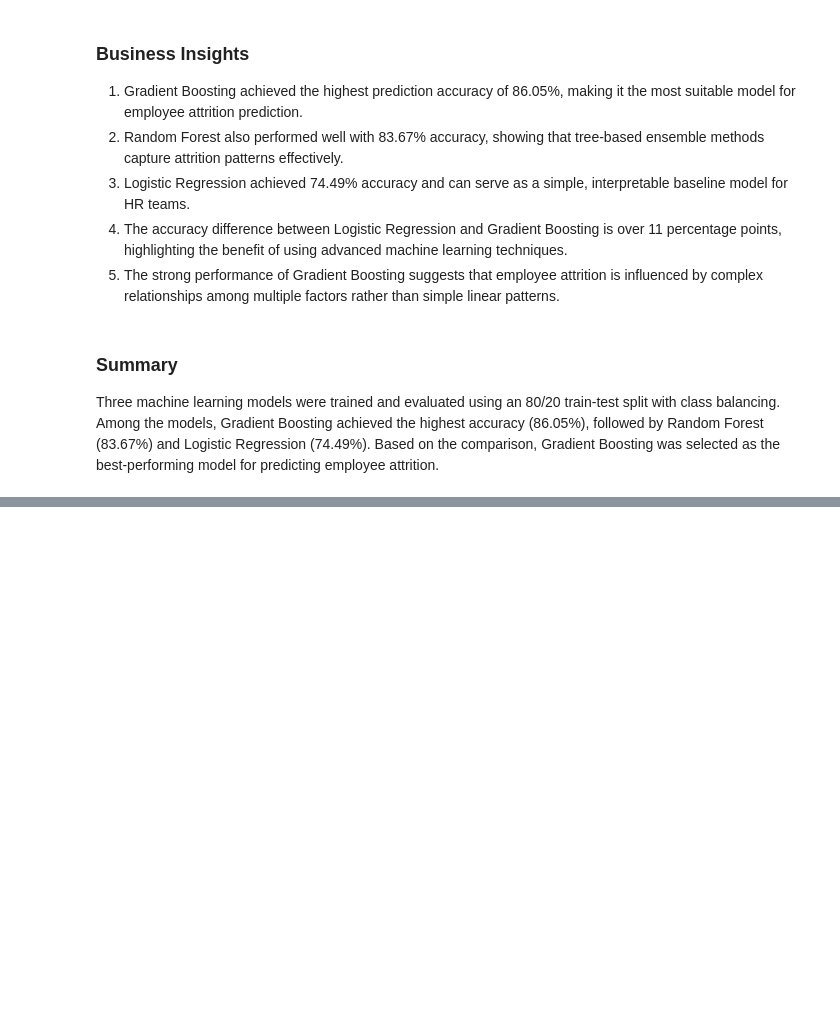
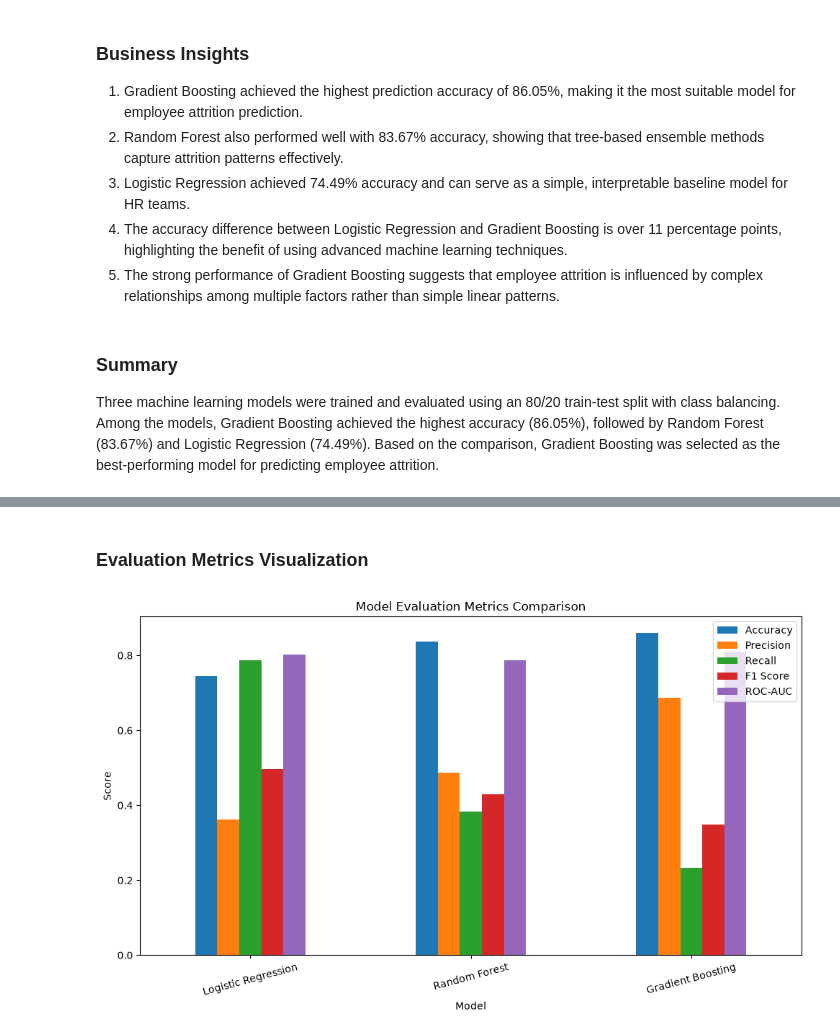
Before and after one commit to karun-16/EmployeeAttrition_Karunya, a Jupyter notebook: analysis.ipynb, the cells around one changed output, grey strips where cells are left out. Saved outputs shown, nothing was run; the diff lists cells and outputs as text; code cells hidden in the pictures; blank space fills up the shorter version.

```diff
--- a/analysis.ipynb
+++ b/analysis.ipynb
@@ -861,0 +1058,24 @@ Three machine learning models were trained and evaluated using an 80/20 train-te
+# %% [markdown]
+### Evaluation Metrics Visualization
+# %%
+evaluation_comparison.set_index("Model").plot(
+    kind="bar",
+    figsize=(10,6)
+)
+
+plt.title("Model Evaluation Metrics Comparison")
+plt.ylabel("Score")
+plt.xlabel("Model")
+
+plt.xticks(rotation=15)
+
+plt.tight_layout()
+
+plt.savefig(
+    "charts/model_evaluation_comparison.png",
+    bbox_inches="tight"
+)
+
+plt.show()
+# %% [output]
+[figure, added]
```
Also changed, not shown: parts of 30 cells of this notebook, 5 other files.
